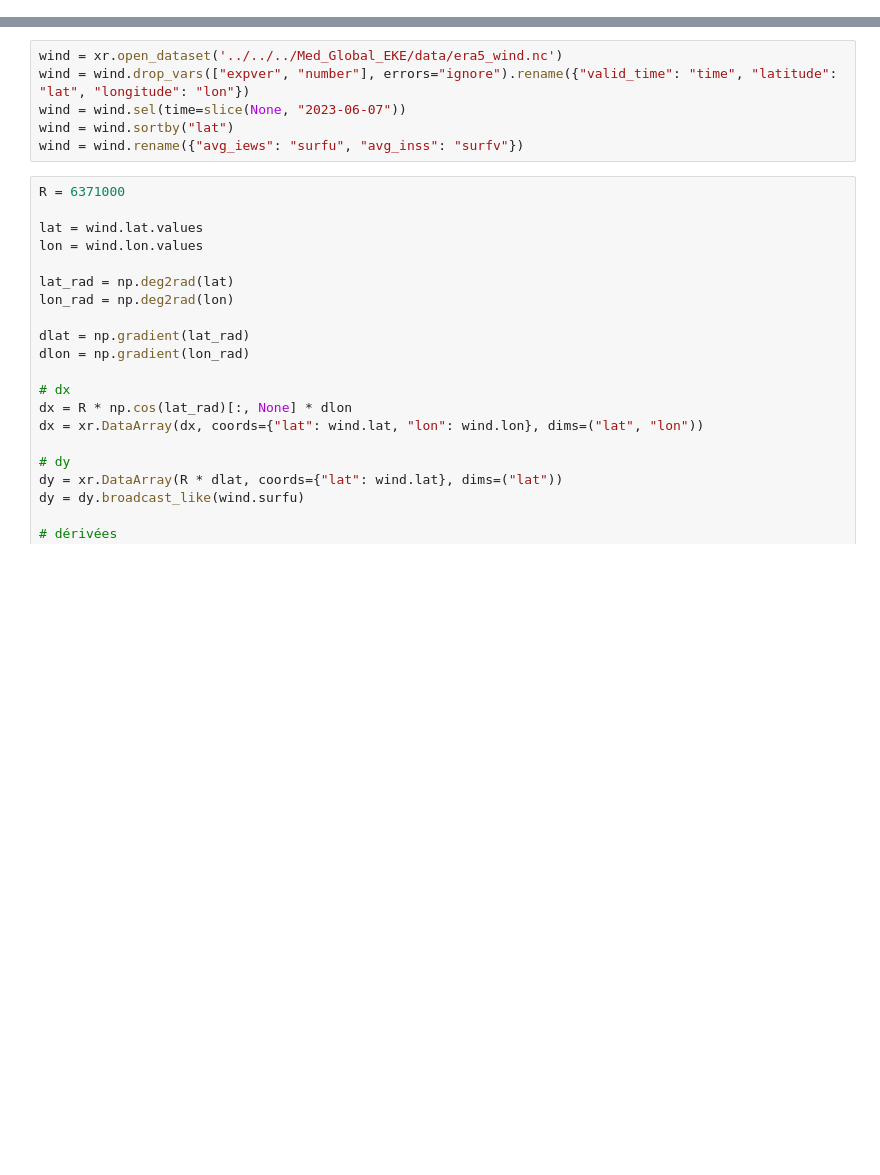
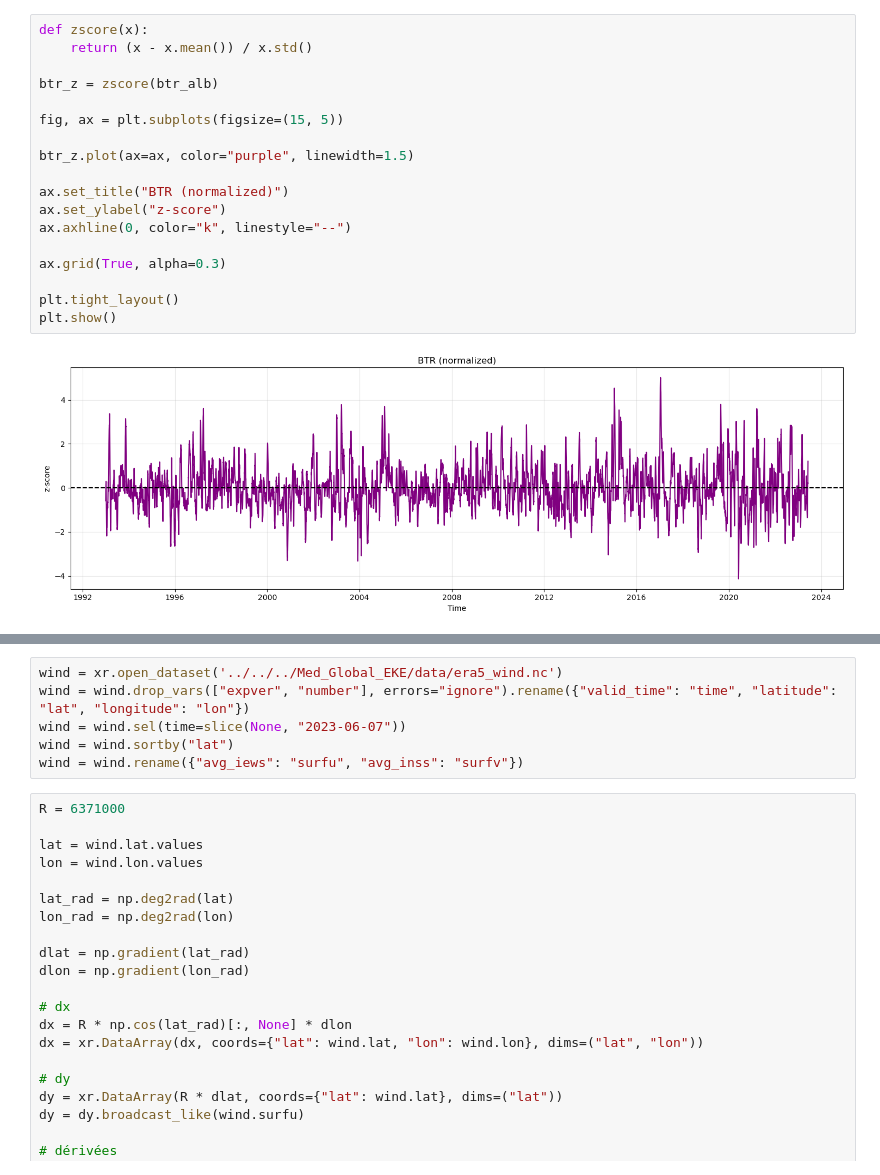
Before and after one commit to phargous/E_transfers, a Jupyter notebook: code/notebooks/1Training.ipynb, the cells around one changed output, grey strips where cells are left out. Drawn from its saved outputs; the diff is of its cells as text; blank space fills up the shorter version.

```diff
--- a/code/notebooks/1Training.ipynb
+++ b/code/notebooks/1Training.ipynb
@@ -7,0 +152,20 @@ eke = eke.where(mask_med)
+# %%
+def zscore(x):
+    return (x - x.mean()) / x.std()
+
+btr_z = zscore(btr_alb)
+
+fig, ax = plt.subplots(figsize=(15, 5))
+
+btr_z.plot(ax=ax, color="purple", linewidth=1.5)
+
+ax.set_title("BTR (normalized)")
+ax.set_ylabel("z-score")
+ax.axhline(0, color="k", linestyle="--")
+
+ax.grid(True, alpha=0.3)
+
+plt.tight_layout()
+plt.show()
+# %% [output]
+[figure, added]
```
Also changed, not shown: parts of 25 cells of this notebook, 2 other files.
